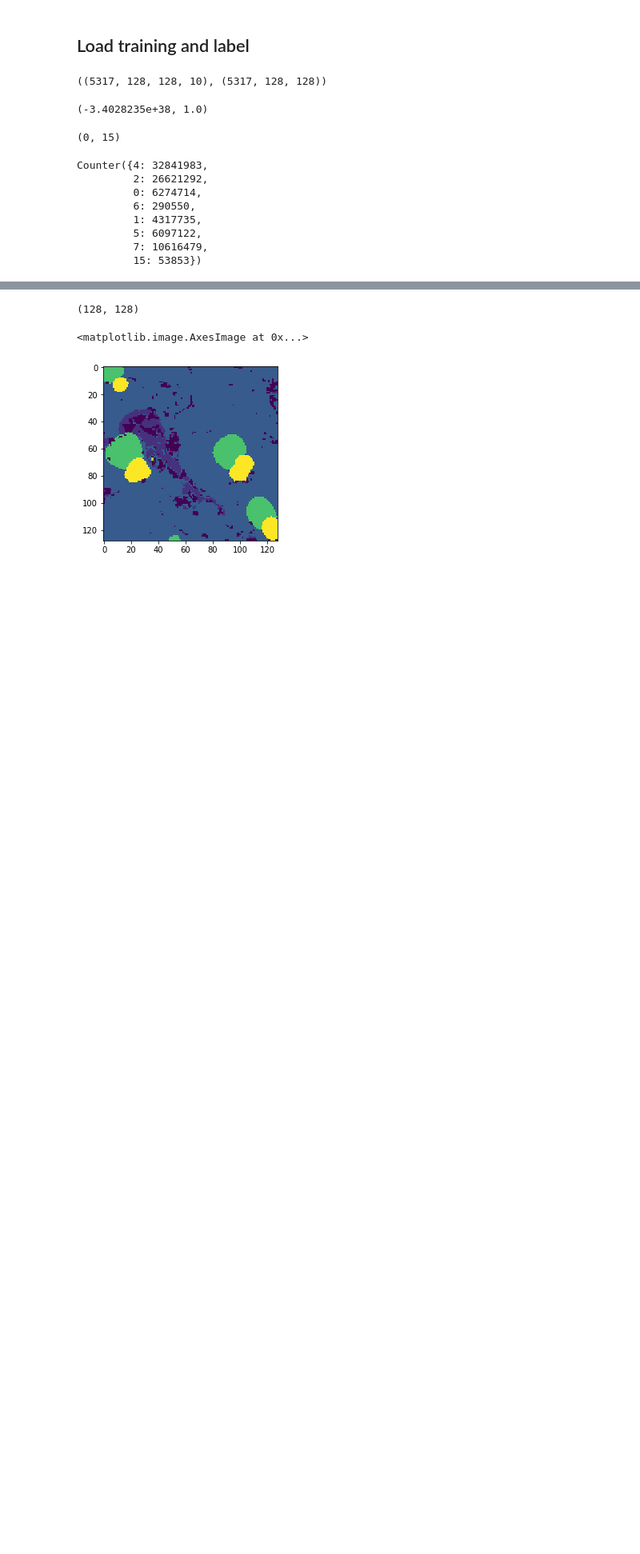
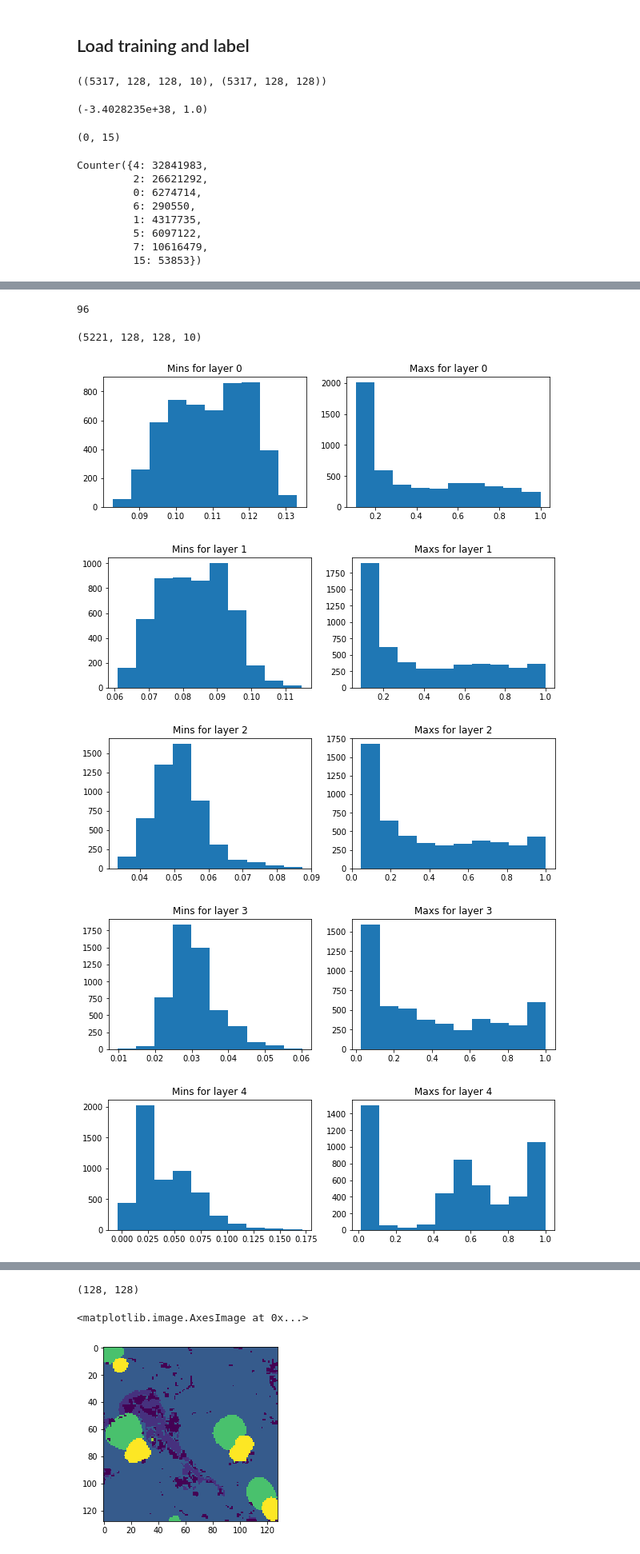
Before and after one commit to PrinceJavier/datos_segmentation, a Jupyter notebook: datos.model_train.ipynb, the cells around one changed output, grey strips where cells are left out. Shown: that part at 80% size. Drawn from its saved outputs; the diff is of its cells as text; code cells hidden in the pictures; blank space fills up the shorter version.

Commit message:
preprocessed for training

```diff
--- a/datos.model_train.ipynb
+++ b/datos.model_train.ipynb
@@ -54,0 +93,52 @@ Counter({4: 32841983,
+# %%
+# which have minimum values < - 1?
+outliers = []
+for i in feats:
+    if np.min(i) < -1:
+        outliers.append(i)
+# %%
+len(outliers)
+# %% [output]
+96
+# %%
+# we remove outliers
+feats_final = []
+
+for n in range(len(datos_train)):
+    path_feat = datos_train.iloc[n].feature_image
+    feat = tiff.imread(path_feats + path_feat)
+
+    if feat.min() >= -1:
+        feats_final.append(feat)
+
+feats_final = np.array(feats_final)
+# %%
+feats_final.shape
+# %% [output]
+(5221, 128, 128, 10)
+# %%
+# distribution per layer
+
+for i in range(10):
+    mins = []
+    maxs = []
+    for j in range(feats_final.shape[0]):
+        vals = feats_final[j][:, :, i].flatten()
+        min_ = vals.min()
+        max_ = vals.max()
+
+        mins.append(min_)
+        maxs.append(max_)
+
+    f, ax = plt.subplots(1, 2, figsize=(10, 3))
+    ax[0].hist(mins)
+    ax[0].set_title(f'Mins for layer {i}')
+    ax[1].hist(maxs)
+    ax[1].set_title(f'Maxs for layer {i}')
+    plt.show()
+# %% [output]
+[figure, added]
+[figure, added]
+[figure, added]
+[figure, added]
+[figure, added]
```
Also changed, not shown: parts of 11 cells of this notebook.
